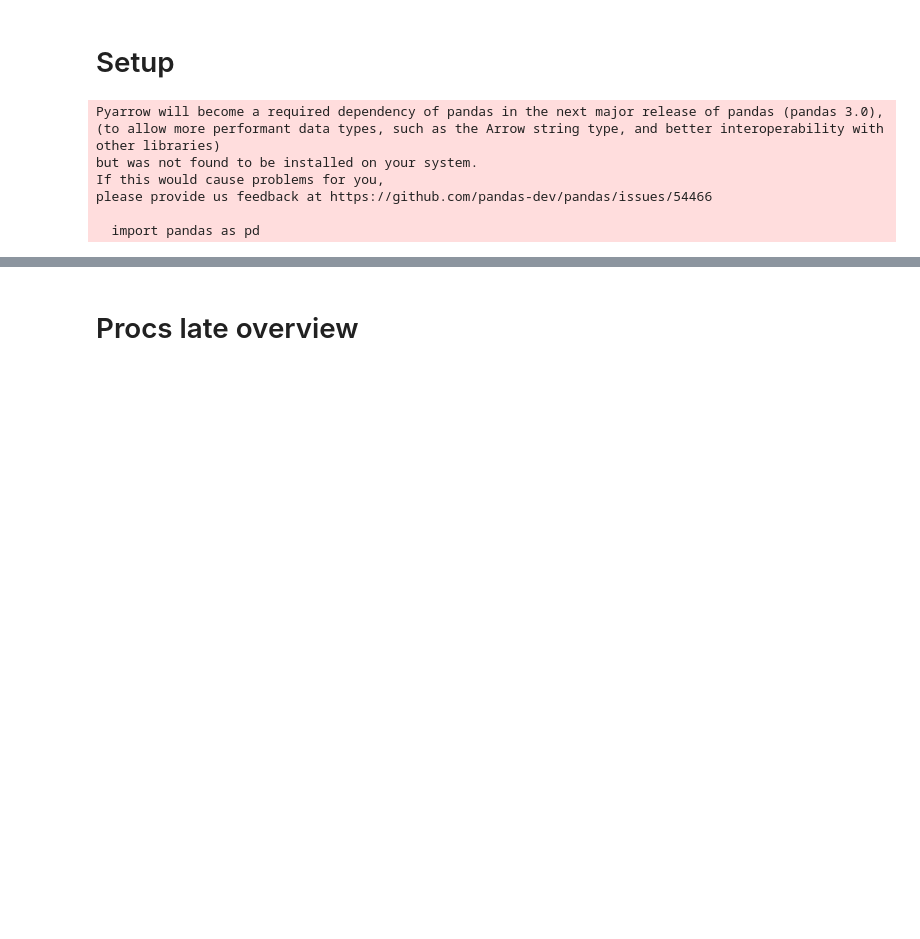
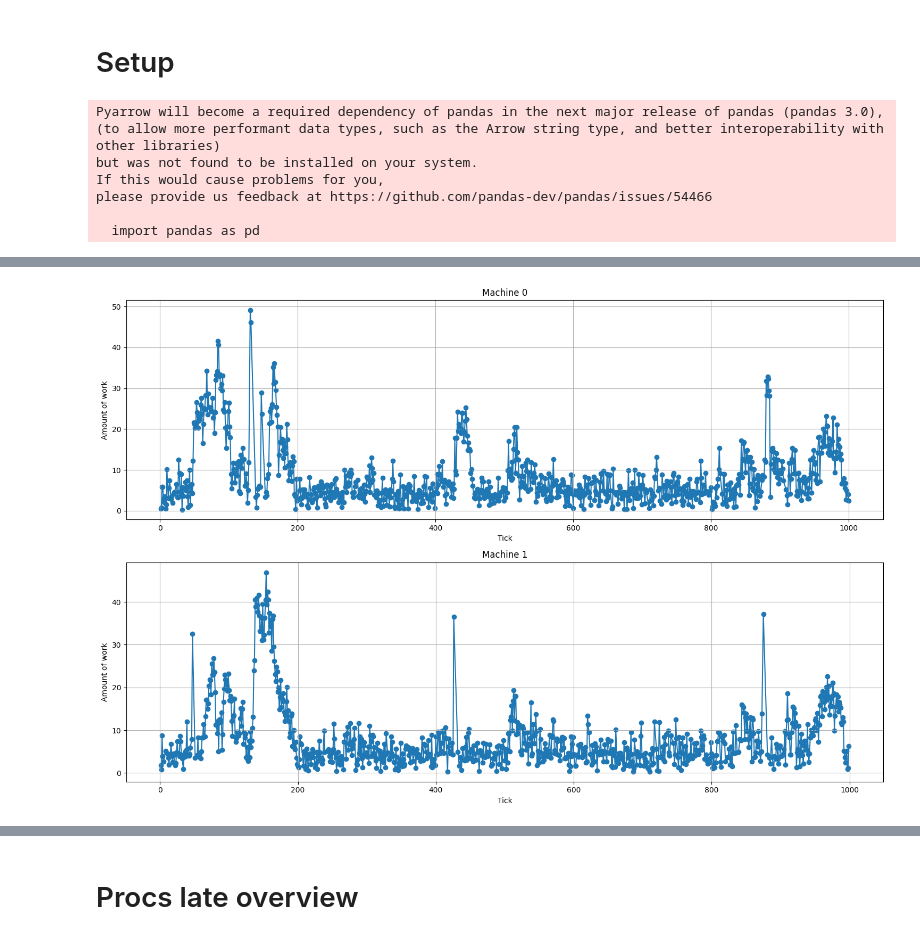
Before and after one commit to hannahmanuela/scheduler-simulator, a Jupyter notebook: results/analyze_output.ipynb, the cells around one changed output, grey strips where cells are left out. Saved outputs shown, nothing was run; the diff lists cells and outputs as text; code cells hidden in the pictures; blank space fills up the shorter version.

```diff
--- a/results/analyze_output.ipynb
+++ b/results/analyze_output.ipynb
@@ -47,3 +56,48 @@ plt.show()
+# %%
+# load per machine over time -- this looks at ticks of work, not just proc number
+
+# all_procs = pd.concat([procs_current[['tick', 'machineID']], procs_added[["tick", 'machineID']]])
+# load_per_tick_per_machine = all_procs[["tick", "machineID"]].groupby(["tick", "machineID"]).size().reset_index(name='numProcsCurrent')
+
+all_procs_with_comp = pd.concat([procs_current[['tick', 'machineID', "compLeft"]], procs_added[["tick", "compLeft", 'machineID']]])
+load_work_per_tick_per_machine = all_procs_with_comp.groupby(["tick", "machineID"]).sum().reset_index()
+
+unique_ids = load_work_per_tick_per_machine['machineID'].unique()
+
+# Set up subplots
+num_plots = len(unique_ids)
+num_cols = 1  # Adjust as needed
+num_rows = -(-num_plots // num_cols)  # Ceiling division
+
+fig, axes = plt.subplots(num_rows, num_cols, figsize=(15, 5*num_rows))
+if num_rows > 1 and num_cols > 1:
+    axes = axes.flatten()
+
+# Plot each machine's data
+for i, id_ in enumerate(unique_ids):
+    ax = axes[i]
+    # load_machine = load_per_tick_per_machine.where((load_per_tick_per_machine['machineID']==id_)).dropna().reset_index(drop=True)
+    work_machine = load_work_per_tick_per_machine.where((load_work_per_tick_per_machine['machineID']==id_)).dropna().reset_index(drop=True)
+
+    # Plotting
+    # ax.scatter(load_machine["tick"], load_machine["numProcsCurrent"])
+    # ax.plot(load_machine["tick"], load_machine["numProcsCurrent"])
+    ax.scatter(work_machine["tick"], work_machine["compLeft"])
+    ax.plot(work_machine["tick"], work_machine["compLeft"])
+
+    ax.set_title(f'Machine {id_}')
+    ax.set_xlabel('Tick')
+    ax.set_ylabel('Amount of work')
+    ax.grid(True)
+
+# If there are unused subplots, hide them
+for i in range(len(unique_ids), num_rows * num_cols):
+    axes[i].axis('off')
+
+plt.tight_layout()
+plt.show()
+# %% [output]
+[figure, added]
 # %%
 # Proc latency (as a percentage of their SLA) over the load (number of procs currently live)
 
```
Also changed, not shown: parts of 10 cells of this notebook.
